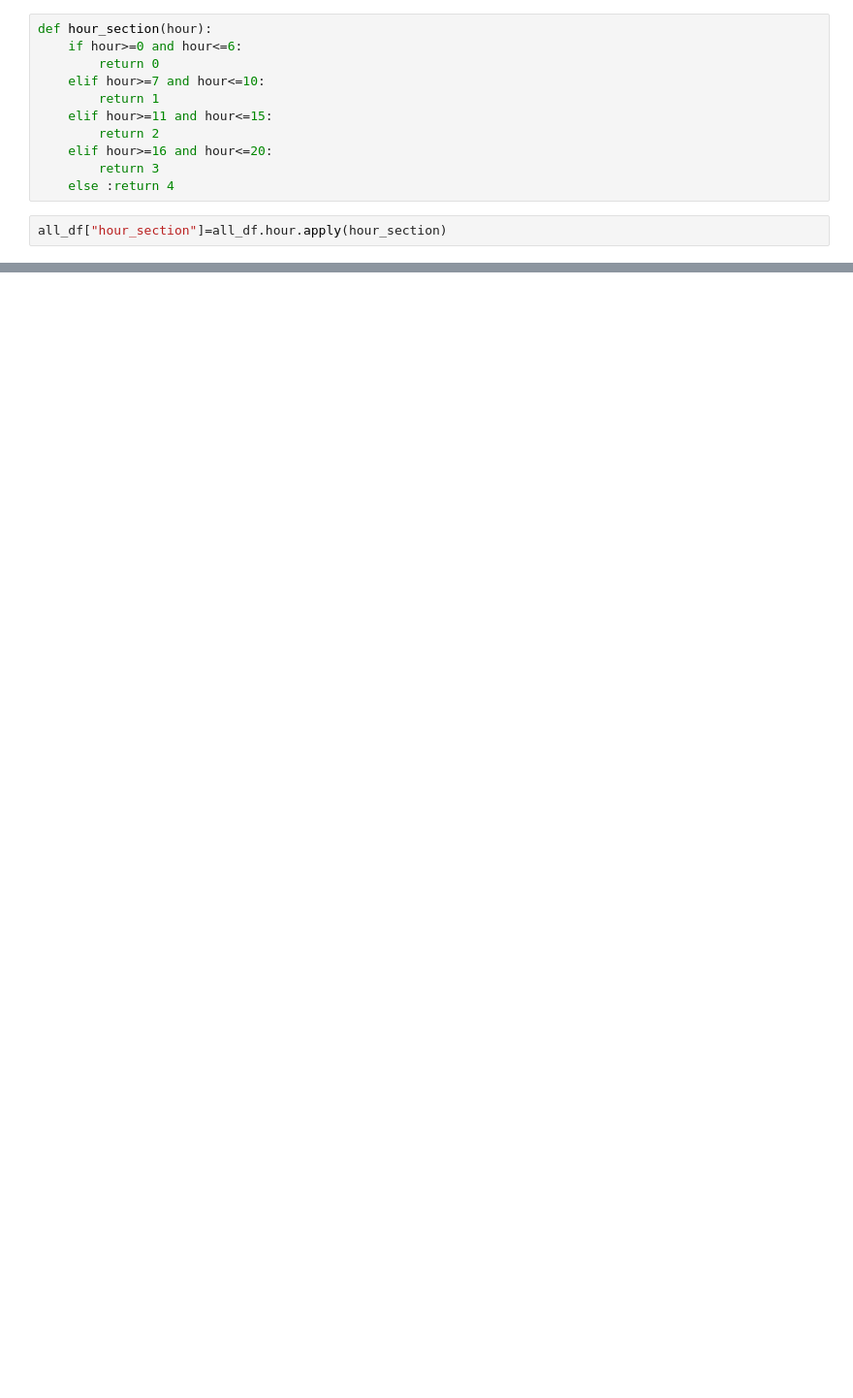
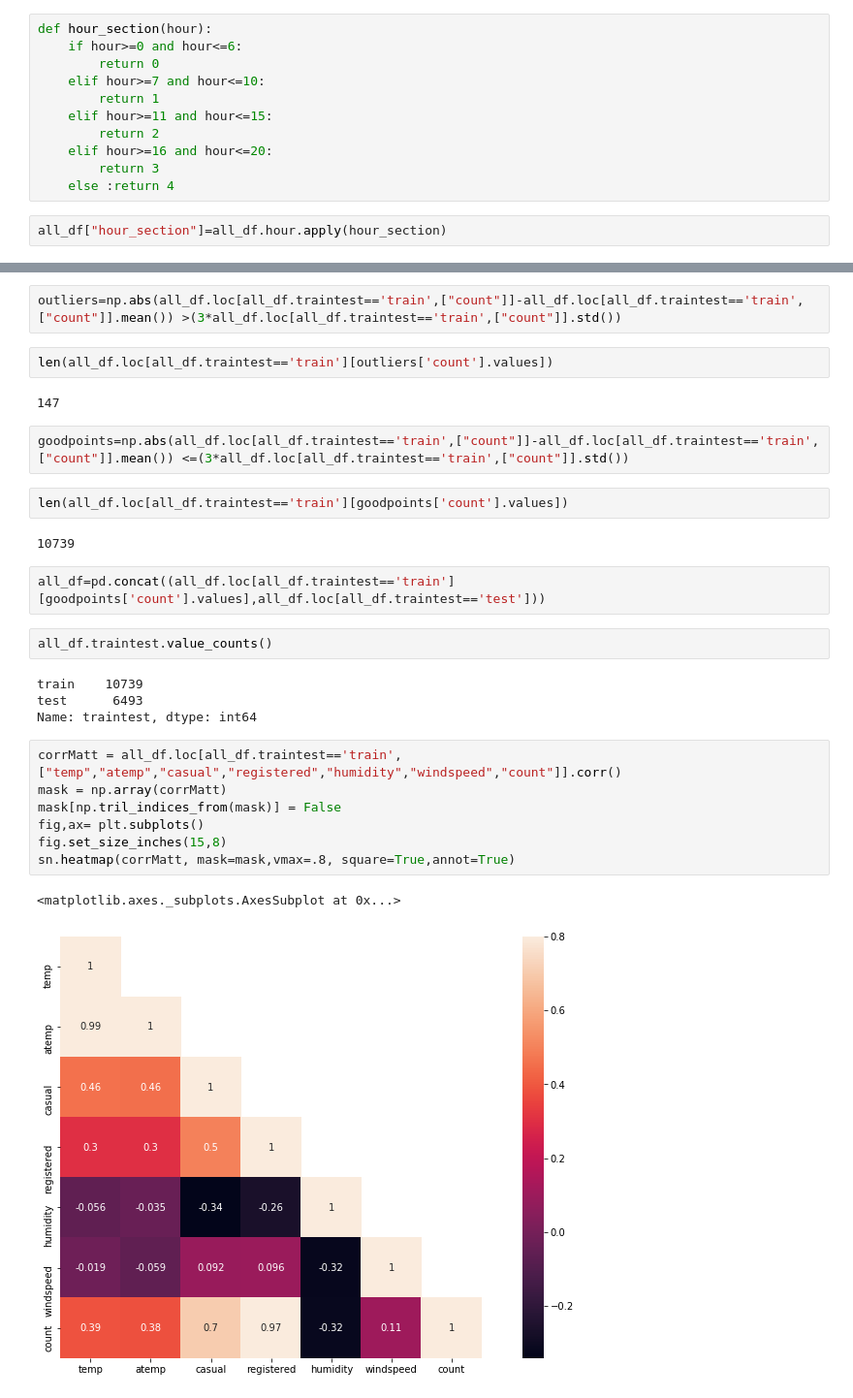
Before and after one commit to cqychen/mykaggle, a Jupyter notebook: Bike Sharing Demand/Bike Sharing Demand.ipynb, the cells around one changed output, grey strips where cells are left out. Shown at 97% size. Cells and saved outputs as stored; diff of their text form; blank space fills up the shorter version.

```diff
--- a/Bike Sharing Demand/Bike Sharing Demand.ipynb
+++ b/Bike Sharing Demand/Bike Sharing Demand.ipynb
@@ -179,0 +189,30 @@ axes[1][1].set(xlabel='Working Day', ylabel='Count',title="Box Plot On Count Acr
+# %%
+outliers=np.abs(all_df.loc[all_df.traintest=='train',["count"]]-all_df.loc[all_df.traintest=='train',["count"]].mean()) >(3*all_df.loc[all_df.traintest=='train',["count"]].std())
+# %%
+len(all_df.loc[all_df.traintest=='train'][outliers['count'].values])
+# %% [output]
+147
+# %%
+goodpoints=np.abs(all_df.loc[all_df.traintest=='train',["count"]]-all_df.loc[all_df.traintest=='train',["count"]].mean()) <=(3*all_df.loc[all_df.traintest=='train',["count"]].std())
+# %%
+len(all_df.loc[all_df.traintest=='train'][goodpoints['count'].values])
+# %% [output]
+10739
+# %%
+all_df=pd.concat((all_df.loc[all_df.traintest=='train'][goodpoints['count'].values],all_df.loc[all_df.traintest=='test']))
+# %%
+all_df.traintest.value_counts()
+# %% [output]
+train    10739
+test      6493
+Name: traintest, dtype: int64
+# %%
+corrMatt = all_df.loc[all_df.traintest=='train',["temp","atemp","casual","registered","humidity","windspeed","count"]].corr()
+mask = np.array(corrMatt)
+mask[np.tril_indices_from(mask)] = False
+fig,ax= plt.subplots()
+fig.set_size_inches(15,8)
+sn.heatmap(corrMatt, mask=mask,vmax=.8, square=True,annot=True)
+# %% [output]
+<matplotlib.axes._subplots.AxesSubplot at 0x...>
+[figure, added]
```
Also changed, not shown: parts of 63 cells of this notebook, 9 other files.
